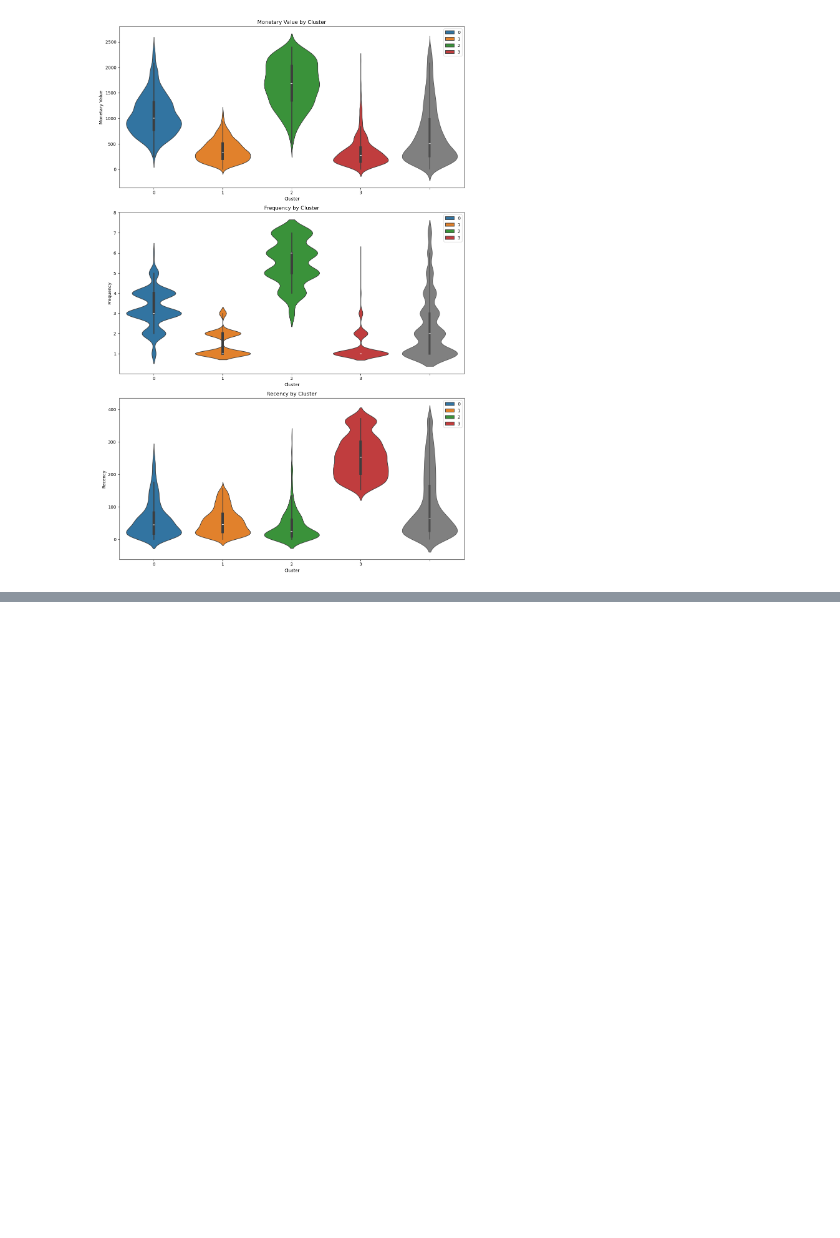
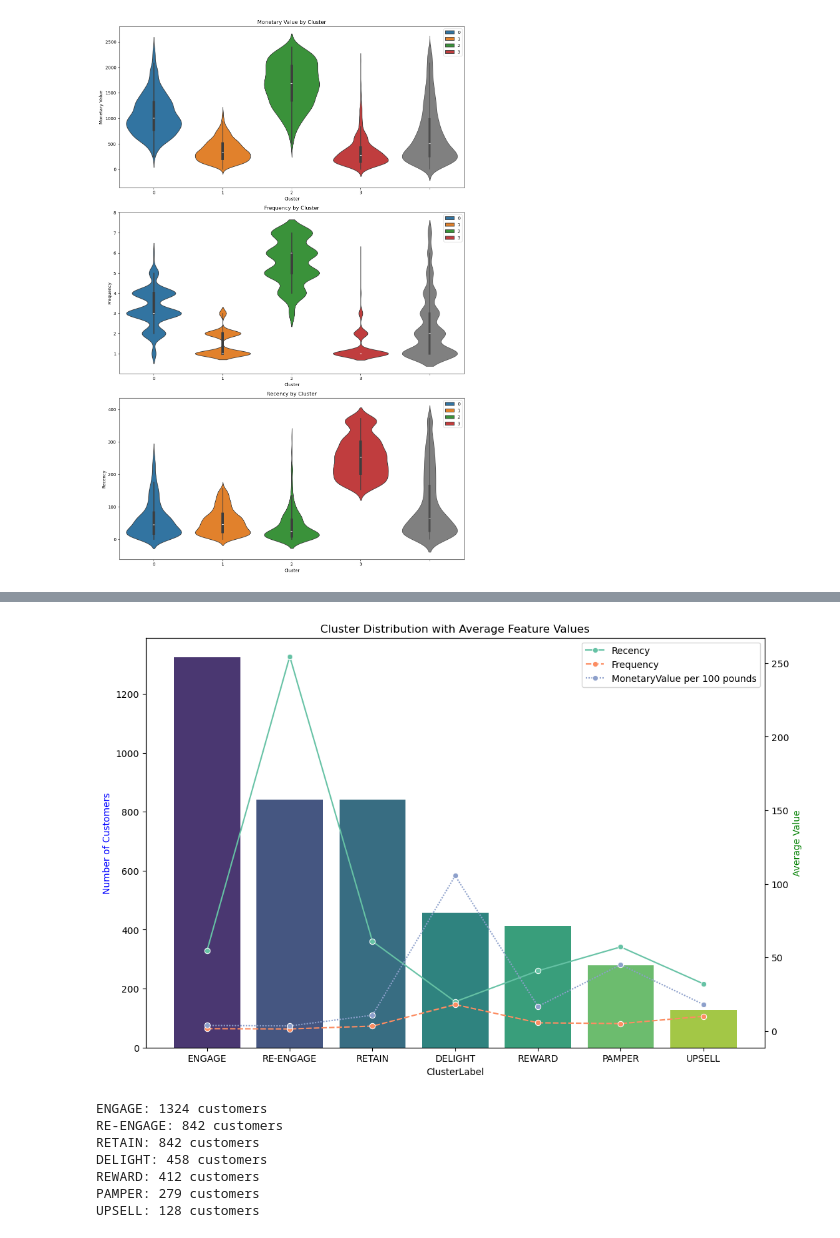
Before and after one commit to uyenn0/data-science-online-retail, a Jupyter notebook: online-retail-Kmeans-clustering-Customer-data.ipynb, the cells around one changed output, grey strips where cells are left out. Drawn from its saved outputs; the diff is of its cells as text; code cells hidden in the pictures; blank space fills up the shorter version.

```diff
--- a/online-retail-Kmeans-clustering-Customer-data.ipynb
+++ b/online-retail-Kmeans-clustering-Customer-data.ipynb
@@ -940,0 +1088,14 @@ Action: Start running marketing ads to gain their attention, but could consider
+# %%
+cluster_labels = {
+    0: "RETAIN",
+    1: "ENGAGE",
+    2: "REWARD",
+    3: "RE-ENGAGE",
+    -1: "PAMPER",
+    -2: "UPSELL",
+    -3: "DELIGHT"
+}
+
+full_clustering_df = pd.concat([non_outliers_df, outlier_clusters_df])
+
+full_clustering_df
@@ -940,0 +1116,4 @@ Action: Start running marketing ads to gain their attention, but could consider
+# %%
+full_clustering_df["ClusterLabel"] = full_clustering_df["Cluster"].map(cluster_labels)
+
+full_clustering_df
@@ -940,0 +1144,30 @@ Action: Start running marketing ads to gain their attention, but could consider
+# %%
+cluster_counts = full_clustering_df['ClusterLabel'].value_counts() # number of values in each cluster
+full_clustering_df["MonetaryValue per 100 pounds"] = full_clustering_df["MonetaryValue"] / 100.00
+feature_means = full_clustering_df.groupby('ClusterLabel')[['Recency', 'Frequency', 'MonetaryValue per 100 pounds']].mean()
+
+fig, ax1 = plt.subplots(figsize=(12, 8))
+
+sns.barplot(x=cluster_counts.index, y=cluster_counts.values, ax=ax1, palette='viridis', hue=cluster_counts.index)
+ax1.set_ylabel('Number of Customers', color='b')
+ax1.set_title('Cluster Distribution with Average Feature Values')
+
+ax2 = ax1.twinx() # Add: A secondary axis for average value of each feature
+
+sns.lineplot(data=feature_means, ax=ax2, palette='Set2', marker='o') # Line representing the mean
+ax2.set_ylabel('Average Value', color='g')
+
+plt.show()
+
+
+for label, count in cluster_counts.items():
+    print(f"{label}: {count} customers")
+# %% [output]
+[figure, added]
+ENGAGE: 1324 customers
+RE-ENGAGE: 842 customers
+RETAIN: 842 customers
+DELIGHT: 458 customers
+REWARD: 412 customers
+PAMPER: 279 customers
+UPSELL: 128 customers
```
Also changed, not shown: parts of 17 cells of this notebook.
